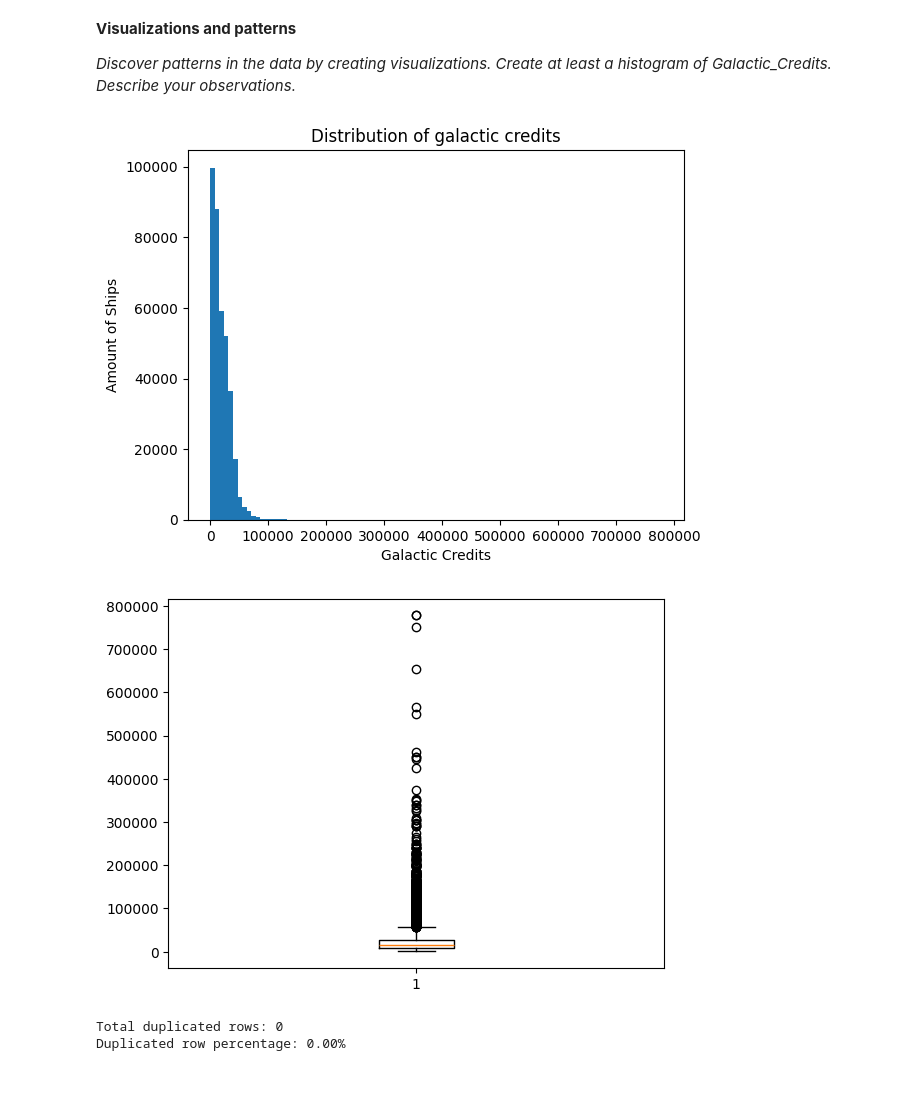
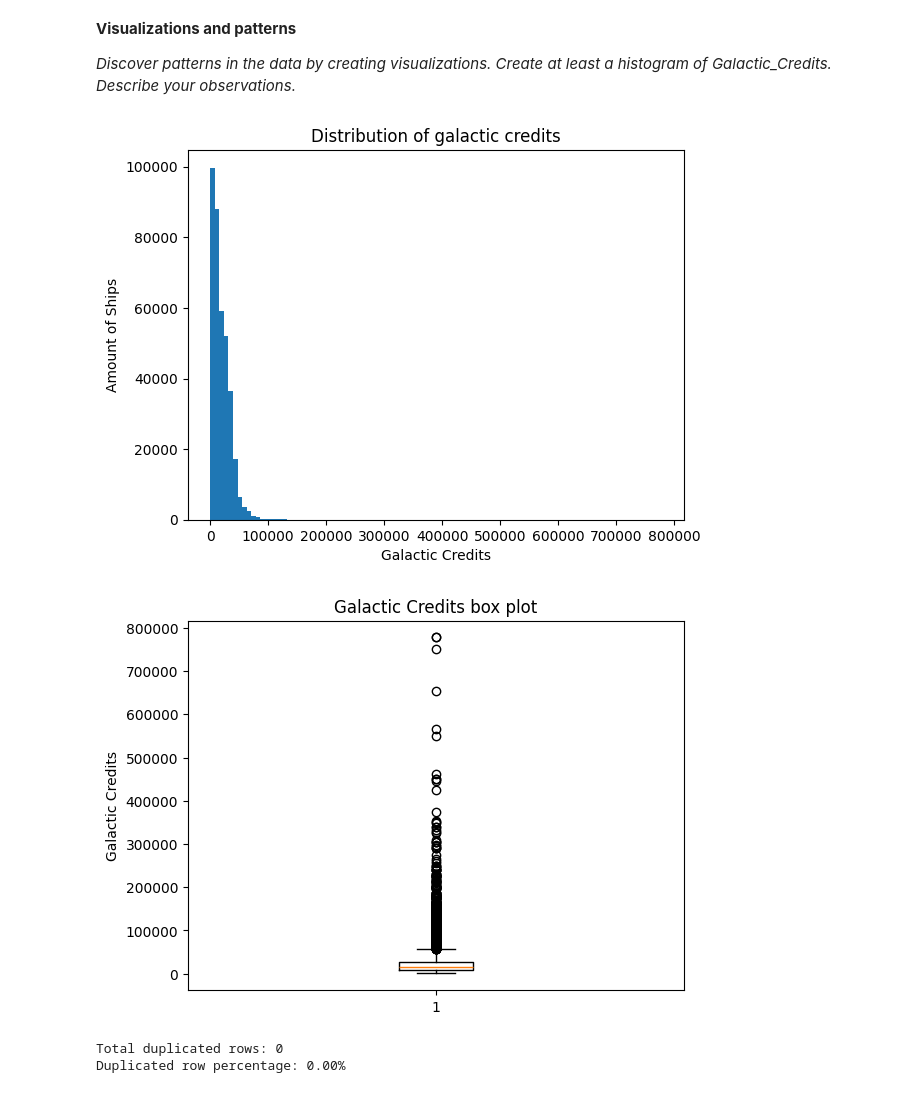
Before and after one commit to strmzi-git/jupyter-exam-03, a Jupyter notebook: DS-Assignment.ipynb, the cells around one changed output. Cells and saved outputs as stored; diff of their text form; code cells hidden in the pictures.

Commit message:
Added titles to boxplot

```diff
--- a/DS-Assignment.ipynb
+++ b/DS-Assignment.ipynb
@@ -103,16 +103,18 @@ is significantly lower than both the mean and median, sugesting most of data is
 # %%
 df = df.drop_duplicates()
 
 plt.hist(x=df['Galactic_Credits'], bins=100)
 plt.title("Distribution of galactic credits")
 plt.xlabel("Galactic Credits")
 plt.ylabel("Amount of Ships")
 plt.show()
 plt.boxplot(df['Galactic_Credits'])
+plt.title("Galactic Credits box plot")
+plt.ylabel("Galactic Credits")
 plt.show()
 # %% [output]
 [figure]
-[figure, old version]
+[figure, new version]
 # %%
 # print(len(df[(df["Galactic_Credits"] < q3) & (df["Galactic_Credits"] > q1) ]))
 
```
